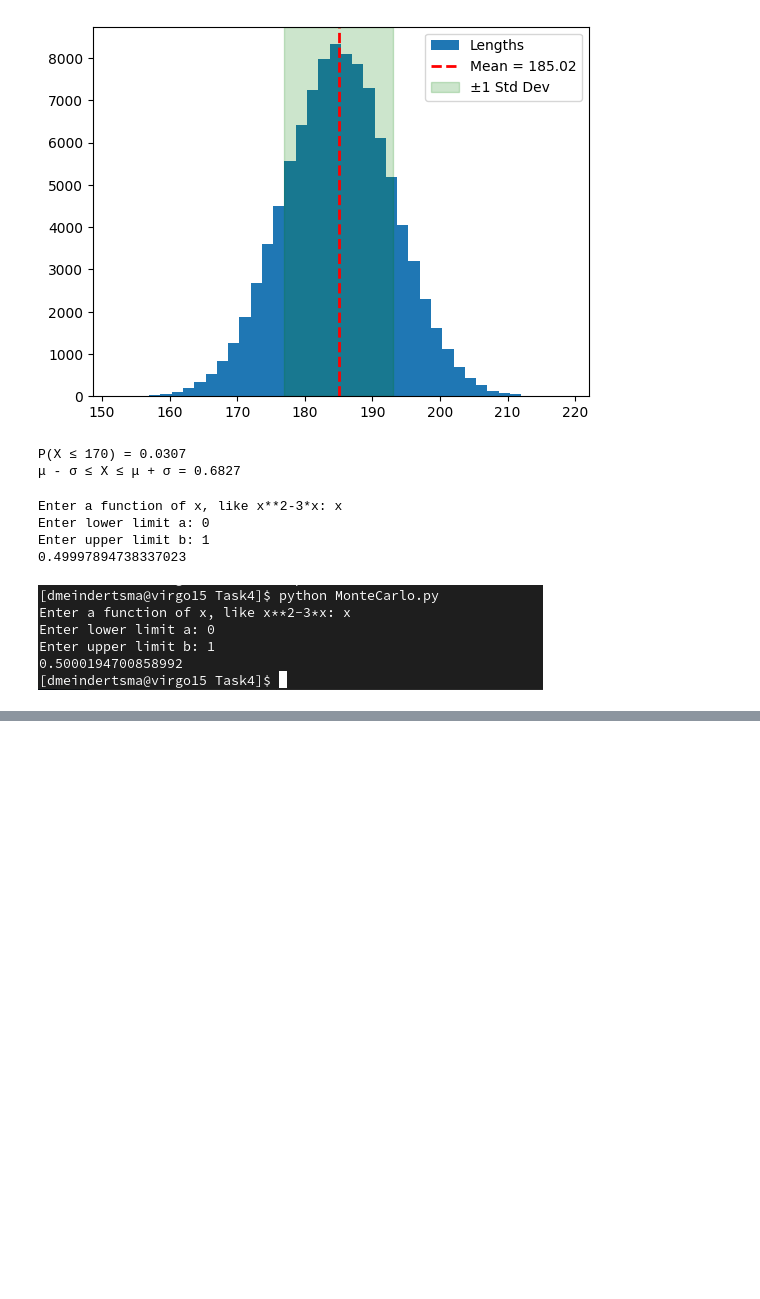
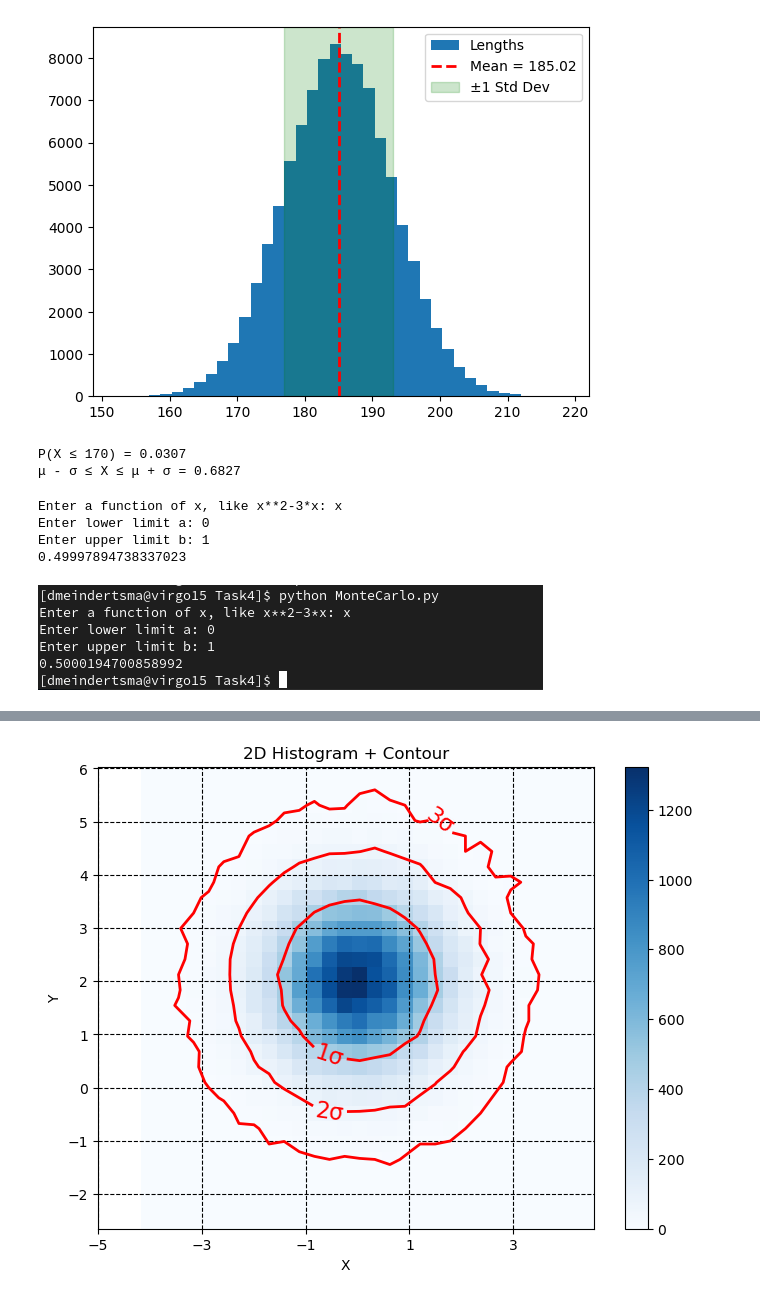
Before and after one commit to dmeindertsma/PROGNUM-repo, a Jupyter notebook: Task4/Session quiz week 4.ipynb, the cells around one changed output, grey strips where cells are left out. Cells and saved outputs as stored; diff of their text form; code cells hidden in the pictures; blank space fills up the shorter version.

```diff
--- a/Task4/Session quiz week 4.ipynb
+++ b/Task4/Session quiz week 4.ipynb
@@ -94,0 +244,56 @@ Enter upper limit b: 1
+# %%
+import numpy as np
+import matplotlib.pyplot as plt
+
+X = np.random.normal(0,1,100000)
+Y = np.random.normal(2,1,100000)
+
+plt.figure(figsize=(8,6))
+
+# histogram
+H, xedges, yedges = np.histogram2d(X,Y,bins=30)             # Verdeelt in 30 bins
+
+plt.hist2d(X,Y,bins=30,cmap='Blues')
+plt.colorbar()
+
+# normaliseren
+H = H / H.sum()
+
+# levels berekenen
+Hflat = H.flatten()
+Hsorted = np.sort(Hflat)[::-1]
+cumsum = np.cumsum(Hsorted)
+
+levels = []
+for sigma in [0.68,0.95,0.997]:
+    level = Hsorted[np.searchsorted(cumsum, sigma)]
+    levels.append(level)
+levels = np.sort(levels)
+
+# bin centers
+xcenters = (xedges[:-1] + xedges[1:]) / 2
+ycenters = (yedges[:-1] + yedges[1:]) / 2
+
+
+cs = plt.contour(xcenters, ycenters, H.T,
+                 levels=levels,
+                 colors='red',
+                 linewidths=2)
+
+labels = {
+    levels[0]: "3σ",
+    levels[1]: "2σ",
+    levels[2]: "1σ"
+}
+
+plt.clabel(cs, fmt=labels, fontsize=16)
+
+plt.xlabel("X")
+plt.xticks(range(-5,5,2))
+plt.ylabel("Y")
+plt.title("2D Histogram + Contour")
+plt.grid(True, linestyle='--', color='black')
+
+plt.show()
+# %% [output]
+[figure, added]
```
Also changed, not shown: parts of 5 cells of this notebook, 1 other file.
